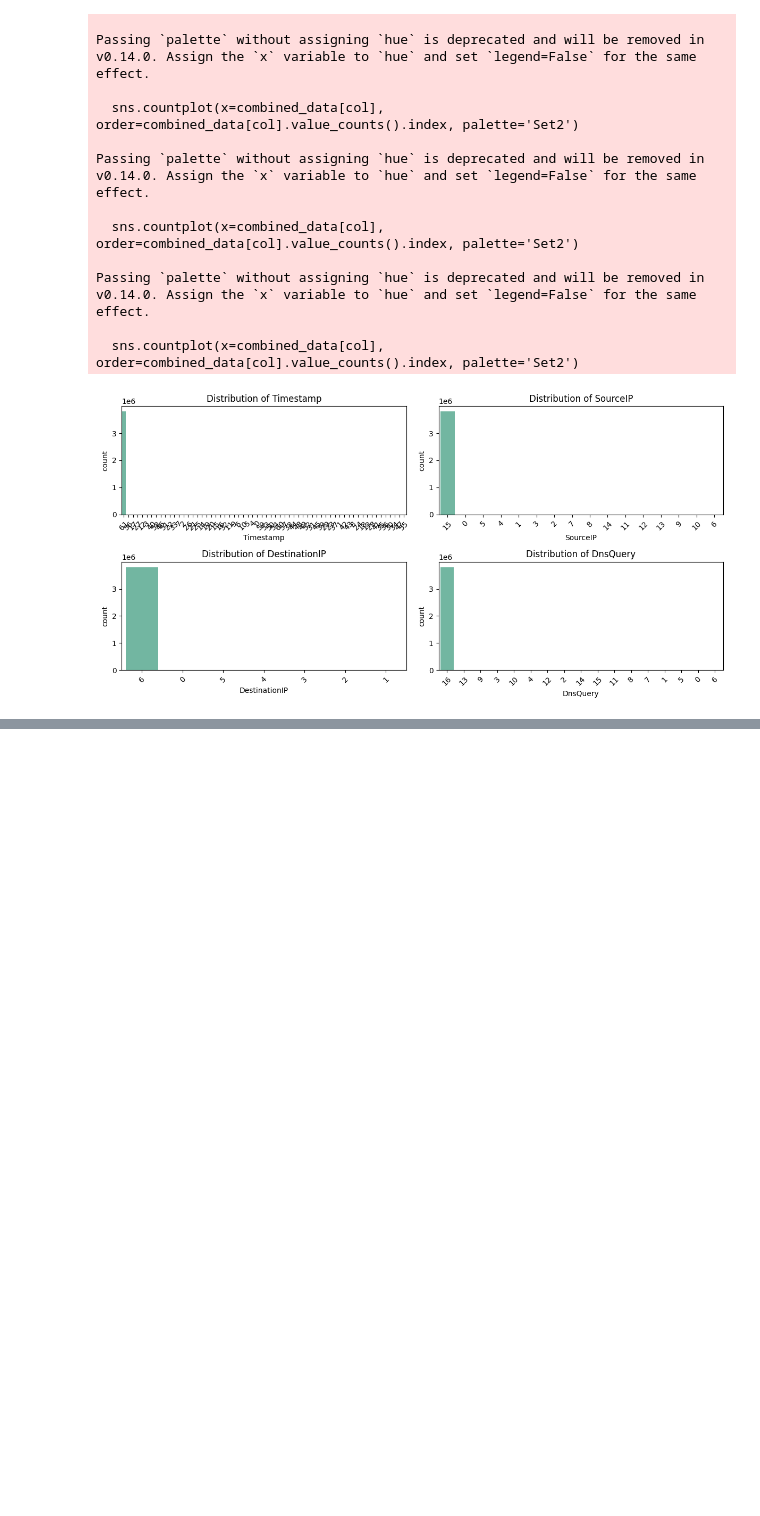
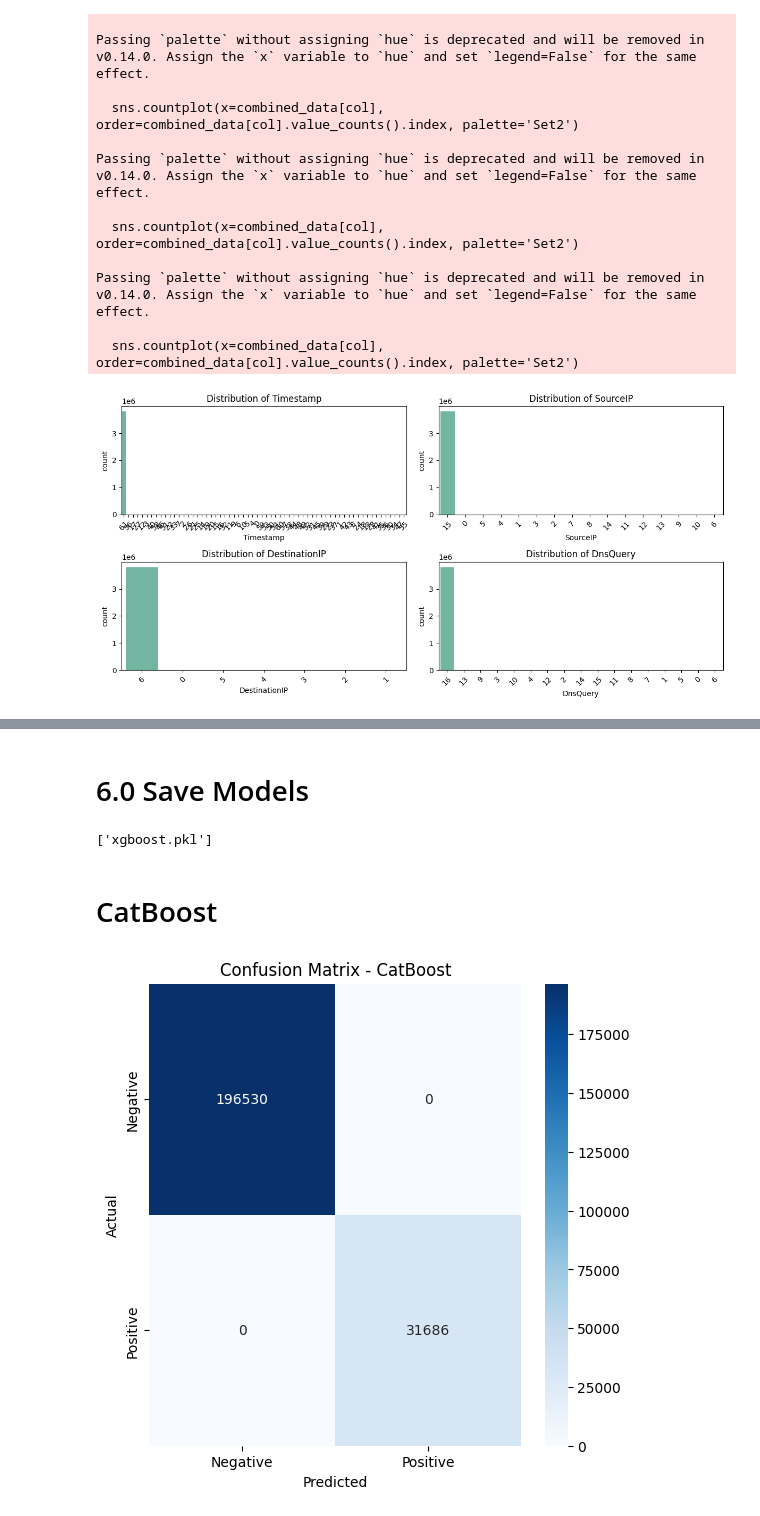
Before and after one commit to Ukwubile1/Machine-Learning-Threats-Classfication-, a Jupyter notebook: Notebook.ipynb, the cells around one changed output, grey strips where cells are left out. Saved outputs shown, nothing was run; the diff lists cells and outputs as text; code cells hidden in the pictures; blank space fills up the shorter version.

```diff
--- a/Notebook.ipynb
+++ b/Notebook.ipynb
@@ -650,0 +662,39 @@ plt.show()
+# %% [markdown]
+# 6.0 Save Models
+# %%
+import joblib
+
+joblib.dump(model, "xgboost.pkl")
+#joblib.dump(rf_minmax, "random_forest_minmax.pkl")
+#joblib.dump(rf_standard, "random_forest_standard.pkl")
+# %% [output]
+['xgboost.pkl']
+# %%
+loaded_model = joblib.load("random_forest_minmax.pkl")
+y_pred_loaded = loaded_model.predict(X_test_minmax)
+# %% [markdown]
+# CatBoost
+# %%
+import joblib
+import numpy as np
+import matplotlib.pyplot as plt
+import seaborn as sns
+from sklearn.metrics import confusion_matrix, roc_curve, auc, precision_recall_curve
+
+# Load the saved model and test data
+y_test = joblib.load("y_test_catboost.joblib")
+y_prob_cat = joblib.load("y_prob_catboost.joblib")  # Probabilities from CatBoost
+
+# Get predicted labels
+y_pred_cat = (y_prob_cat >= 0.5).astype(int)  # Convert probabilities to binary predictions
+# %%
+cm = confusion_matrix(y_test, y_pred_cat)
+
+plt.figure(figsize=(6,6))
+sns.heatmap(cm, annot=True, fmt="d", cmap="Blues", xticklabels=["Negative", "Positive"], yticklabels=["Negative", "Positive"])
+plt.title("Confusion Matrix - CatBoost")
+plt.xlabel("Predicted")
+plt.ylabel("Actual")
+plt.show()
+# %% [output]
+[figure, added]
```
Also changed, not shown: parts of 5 cells of this notebook, 4 other files.
